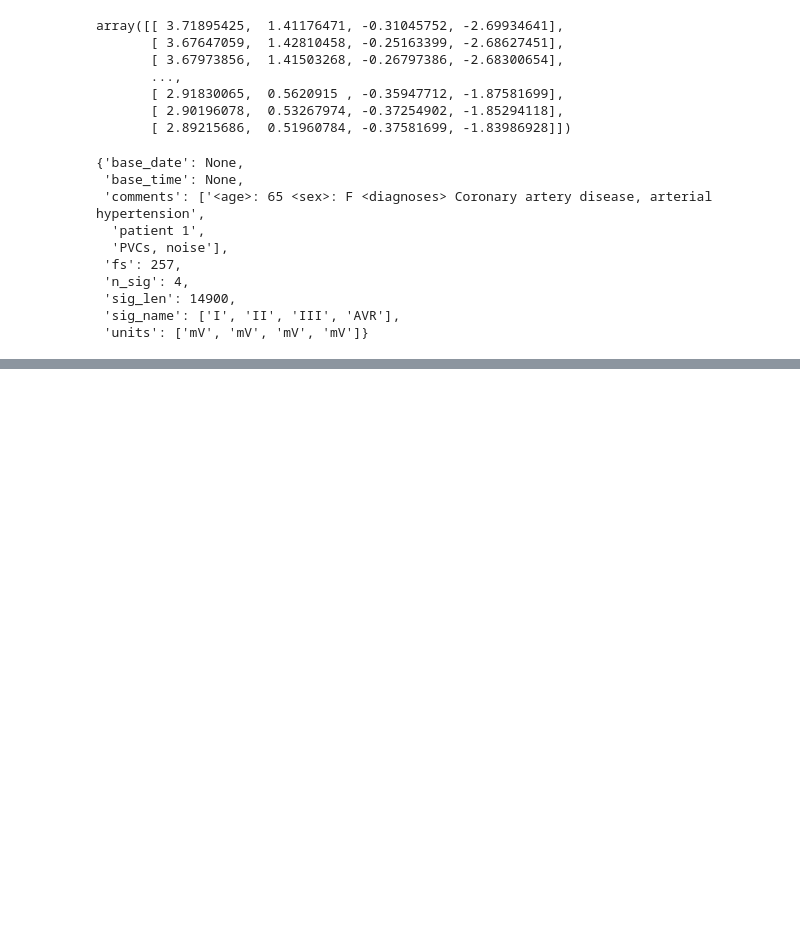
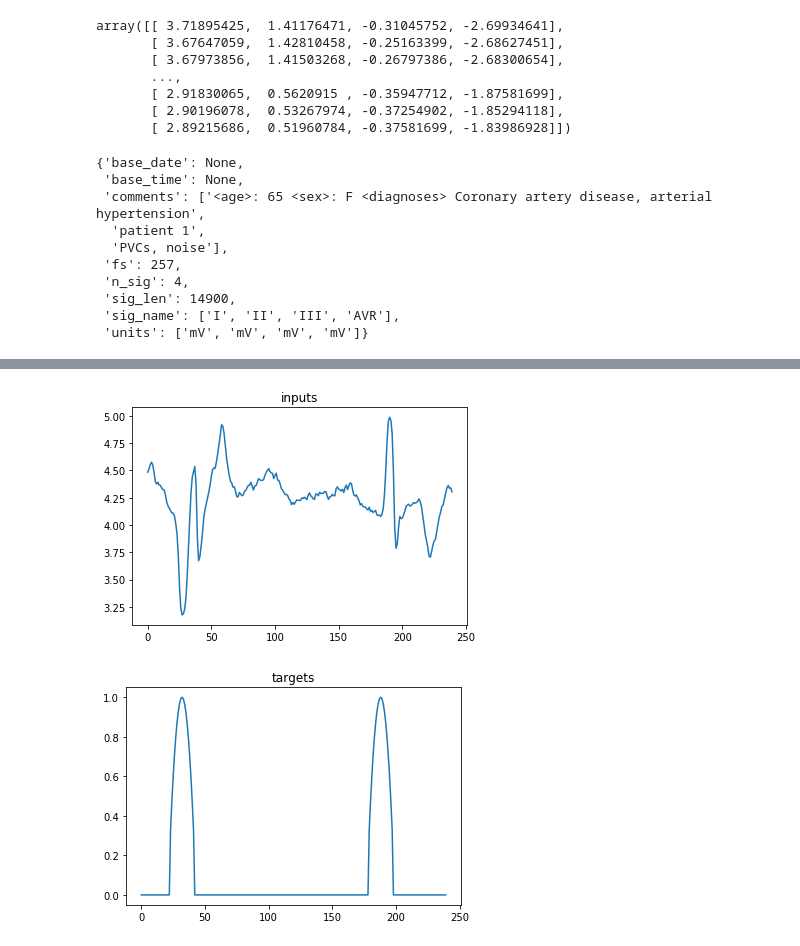
Before and after one commit to jells123/QRS-Detection, a Jupyter notebook: QRS-detectors.ipynb, the cells around one changed output, grey strips where cells are left out. Cells and saved outputs as stored; diff of their text form; code cells hidden in the pictures; blank space fills up the shorter version.

```diff
--- a/QRS-detectors.ipynb
+++ b/QRS-detectors.ipynb
@@ -100,0 +134,14 @@ wfdb.plot_wfdb(record=record, annotation=annotation,
+# %%
+def parabola(a,n,r):
+    assert n>2*r
+    y = np.zeros(n, dtype = np.float32)
+    x = np.array(range(2, 2 * r+1))
+    for i in a:
+        if i > r-1 and i <= n-r:
+            # y[i-r-1:i+r+1] = ((r+1)**2-(x-r-1)**2)/(r+1)**2
+            y[i-r+1:i+r] = ((r+1)**2-(x-r-1)**2)/(r+1)**2
+        elif i < r:
+            y[:i+r] = ((r+1)**2-(x[r-i-1:]-r-1)**2)/(r+1)**2
+        elif i<n:
+            y[i-r+1:] = ((r+1)**2-(x[:r-1+(n-i)]-r-1)**2)/(r+1)**2
+    return y
@@ -100,0 +216,17 @@ wfdb.plot_wfdb(record=record, annotation=annotation,
+# %%
+# let's visualize the model's input data and target data
+iterator = trainData.make_initializable_iterator()
+next_element = iterator.get_next()
+with tf.Session() as sess:
+    sess.run(iterator.initializer)
+    inp, targ = sess.run(next_element)
+
+plt.plot(inp[0,:])
+plt.title('inputs')
+plt.show()
+plt.plot(targ[0,:])
+plt.title('targets')
+plt.show()
+# %% [output]
+[figure, added]
+[figure, added]
```
Also changed, not shown: parts of 12 cells of this notebook.
